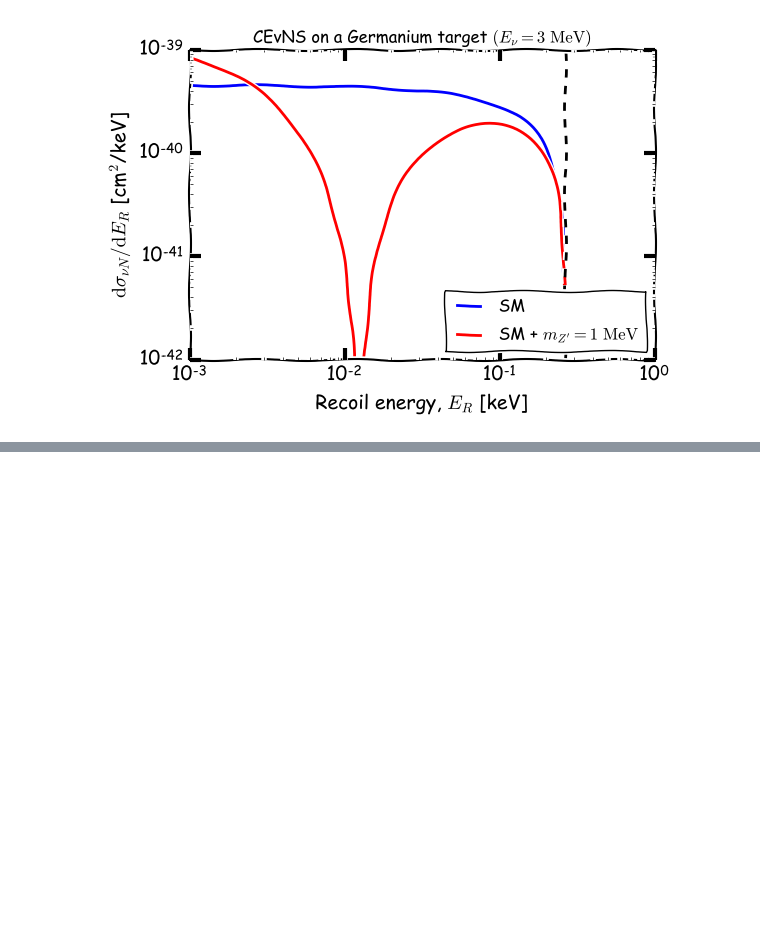
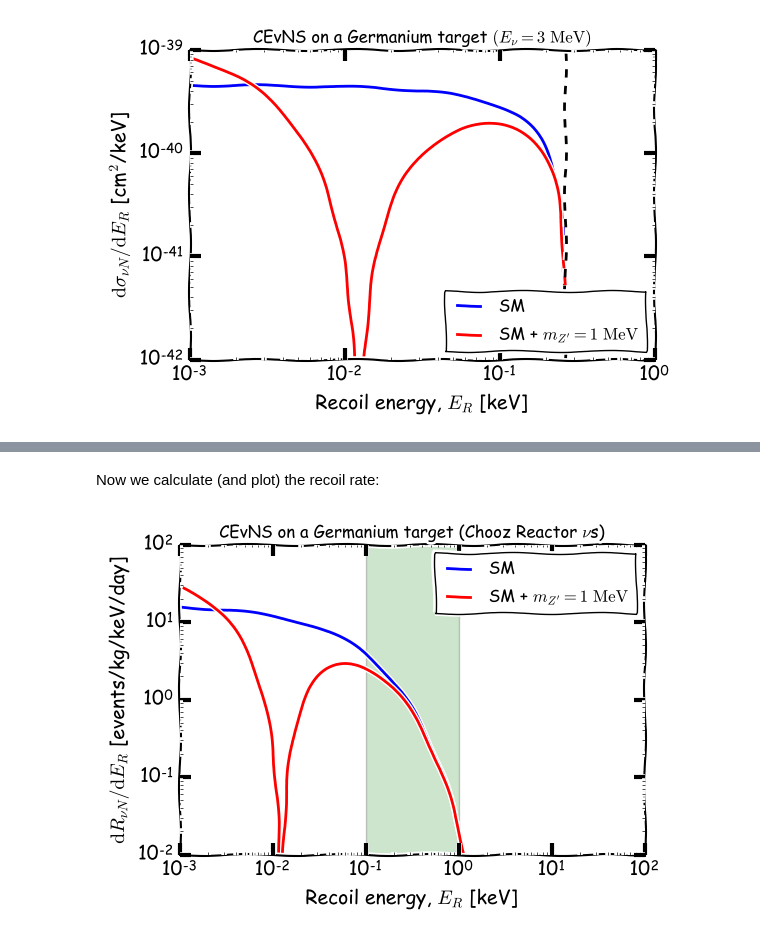
Before and after one commit to bradkav/CEvNS, a Jupyter notebook: index.ipynb, the cells around one changed output, grey strips where cells are left out. Saved outputs shown, nothing was run; the diff lists cells and outputs as text; code cells hidden in the pictures; blank space fills up the shorter version.

```diff
--- a/index.ipynb
+++ b/index.ipynb
@@ -50,0 +91,46 @@ Max. Ge recoil energy (E_nu = 3 MeV):  0.26468447405  keV
+# %% [markdown]
+Now we calculate (and plot) the recoil rate:
+# %%
+#Specify a nucleus
+A_Ge = 73
+Z_Ge = 32
+
+#Calculate differential rate
+E_R = np.logspace(-3,2,500)
+
+#Vectorize the function differentialRate
+diffRate = np.vectorize(CEvNS.differentialRate)
+
+dRdE = diffRate(E_R, A_Ge, Z_Ge)
+
+#Specify New Physics parameters
+m_med = 1.0 #Mediator mass, 1 MeV
+gsq = (2e-6)**2 #(g^V_q)*(g^L_nu)
+
+#Calculate differential rate including New Physics
+dRdE_NP = diffRate(E_R, A_Ge, Z_Ge, gsq, m_med)
+
+
+#Do some plotting
+#using the only plotting style anyone should ever use...
+pl.xkcd()
+
+pl.figure()
+
+pl.fill_between(np.linspace(0.1,1), 1e-2, 1e2, alpha=0.2, facecolor='green')
+
+pl.loglog(E_R, dRdE, label="SM")
+pl.loglog(E_R, dRdE_NP, label=r"SM + $m_{Z'} = 1\,\, \mathrm{MeV}$")
+
+pl.ylim(1e-2, 1e2)
+
+pl.legend(fontsize=12.0, loc="best")
+
+pl.title(r"CEvNS on a Germanium target (Chooz Reactor $\nu$s)", fontsize=12)
+pl.xlabel(r"Recoil energy, $E_R$ [keV]")
+pl.ylabel(r"$\mathrm{d}R_{\nu N}/\mathrm{d}E_R$ [events/kg/keV/day]")
+#pl.savefig("CEvNS_rate.pdf")
+
+pl.show()
+# %% [output]
+[figure, added]
```
Also changed, not shown: parts of 10 cells of this notebook, 3 other files.
